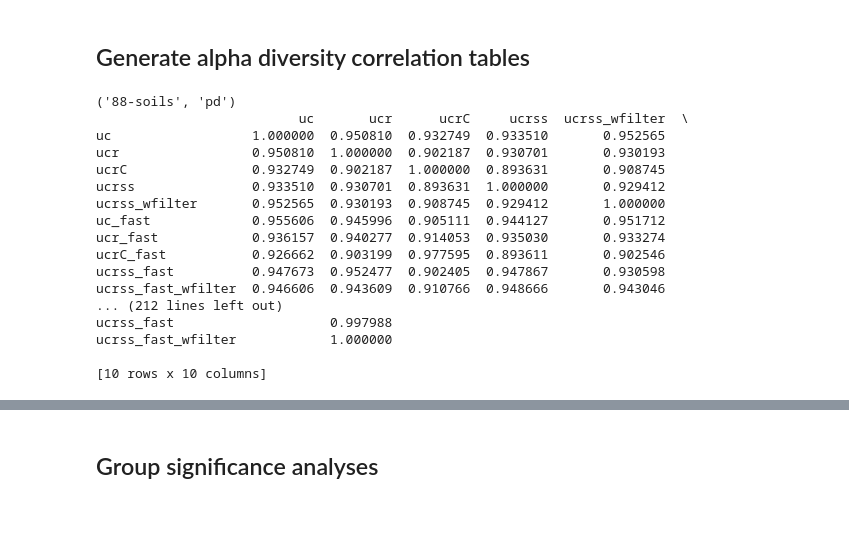
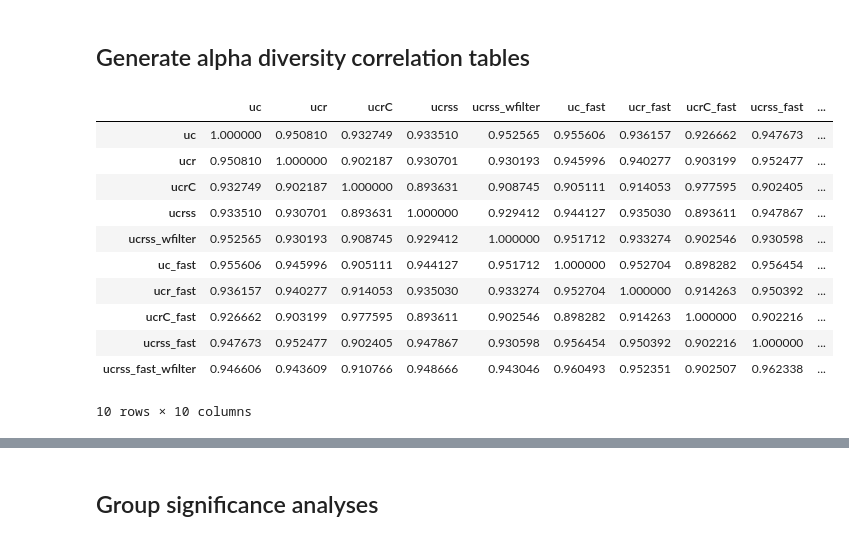
Before and after one commit to caporaso-lab/cloaked-octo-ninja, a Jupyter notebook: analyses.ipynb, the cells around one changed output, grey strips where cells are left out. Cells and saved outputs as stored; diff of their text form; code cells hidden in the pictures; blank space fills up the shorter version.

Commit message:
cleaned up table formatting

```diff
--- a/analyses.ipynb
+++ b/analyses.ipynb
@@ -10,7 +10,7 @@ order = ['uc','ucr','ucrC','ucrss','ucrss_wfilter',
 ## Generate alpha diversity correlation tables
 # %%
 adiv_fp_sets = [glob('%s-otus/*/adiv*txt' % id_) for id_ in data_set_ids]
-adiv_results = []
+adiv_results = {}
 for data_set_id, adiv_fp_set in zip(data_set_ids, adiv_fp_sets):
     df = None
     for fp in adiv_fp_set:
@@ -32,28 +32,19 @@ for data_set_id, adiv_fp_set in zip(data_set_ids, adiv_fp_sets):
         corr_table.columns = [c.split('.')[1] for c in corr_table.columns]
         corr_table = corr_table.reindex_axis(order,axis=0).reindex_axis(order,axis=1)
         corr_table.to_csv('adiv-corr-tables/%s-%s.csv' % id_)
-        adiv_results.append((id_, corr_table))
+        adiv_results[id_] = corr_table
-# %%
-# why won't this print nicer?
-pd.set_option('display.notebook_repr_html', True)
-for id_, corr_table in adiv_results:
-    print id_
-    print corr_table
-# %% [output]
-('88-soils', 'pd')
-                          uc       ucr      ucrC     ucrss  ucrss_wfilter  \
-uc                  1.000000  0.950810  0.932749  0.933510       0.952565
-ucr                 0.950810  1.000000  0.902187  0.930701       0.930193
-ucrC                0.932749  0.902187  1.000000  0.893631       0.908745
-ucrss               0.933510  0.930701  0.893631  1.000000       0.929412
-ucrss_wfilter       0.952565  0.930193  0.908745  0.929412       1.000000
-uc_fast             0.955606  0.945996  0.905111  0.944127       0.951712
-ucr_fast            0.936157  0.940277  0.914053  0.935030       0.933274
-ucrC_fast           0.926662  0.903199  0.977595  0.893611       0.902546
-ucrss_fast          0.947673  0.952477  0.902405  0.947867       0.930598
-ucrss_fast_wfilter  0.946606  0.943609  0.910766  0.948666       0.943046
-... (212 lines left out)
-ucrss_fast                    0.997988
-ucrss_fast_wfilter            1.000000
-
-[10 rows x 10 columns]
+# %%
+adiv_results[('88-soils', 'pd')]
+# %% [output]
+|  | uc | ucr | ucrC | ucrss | ucrss_wfilter | uc_fast | ucr_fast | ucrC_fast | ucrss_fast | ... |
+| uc | 1.000000 | 0.950810 | 0.932749 | 0.933510 | 0.952565 | 0.955606 | 0.936157 | 0.926662 | 0.947673 | ... |
+| ucr | 0.950810 | 1.000000 | 0.902187 | 0.930701 | 0.930193 | 0.945996 | 0.940277 | 0.903199 | 0.952477 | ... |
+| ucrC | 0.932749 | 0.902187 | 1.000000 | 0.893631 | 0.908745 | 0.905111 | 0.914053 | 0.977595 | 0.902405 | ... |
+| ucrss | 0.933510 | 0.930701 | 0.893631 | 1.000000 | 0.929412 | 0.944127 | 0.935030 | 0.893611 | 0.947867 | ... |
+| ucrss_wfilter | 0.952565 | 0.930193 | 0.908745 | 0.929412 | 1.000000 | 0.951712 | 0.933274 | 0.902546 | 0.930598 | ... |
+| uc_fast | 0.955606 | 0.945996 | 0.905111 | 0.944127 | 0.951712 | 1.000000 | 0.952704 | 0.898282 | 0.956454 | ... |
+| ucr_fast | 0.936157 | 0.940277 | 0.914053 | 0.935030 | 0.933274 | 0.952704 | 1.000000 | 0.914263 | 0.950392 | ... |
+| ucrC_fast | 0.926662 | 0.903199 | 0.977595 | 0.893611 | 0.902546 | 0.898282 | 0.914263 | 1.000000 | 0.902216 | ... |
+| ucrss_fast | 0.947673 | 0.952477 | 0.902405 | 0.947867 | 0.930598 | 0.956454 | 0.950392 | 0.902216 | 1.000000 | ... |
+| ucrss_fast_wfilter | 0.946606 | 0.943609 | 0.910766 | 0.948666 | 0.943046 | 0.960493 | 0.952351 | 0.902507 | 0.962338 | ... |
+10 rows × 10 columns
```
Also changed, not shown: parts of 18 cells of this notebook.
